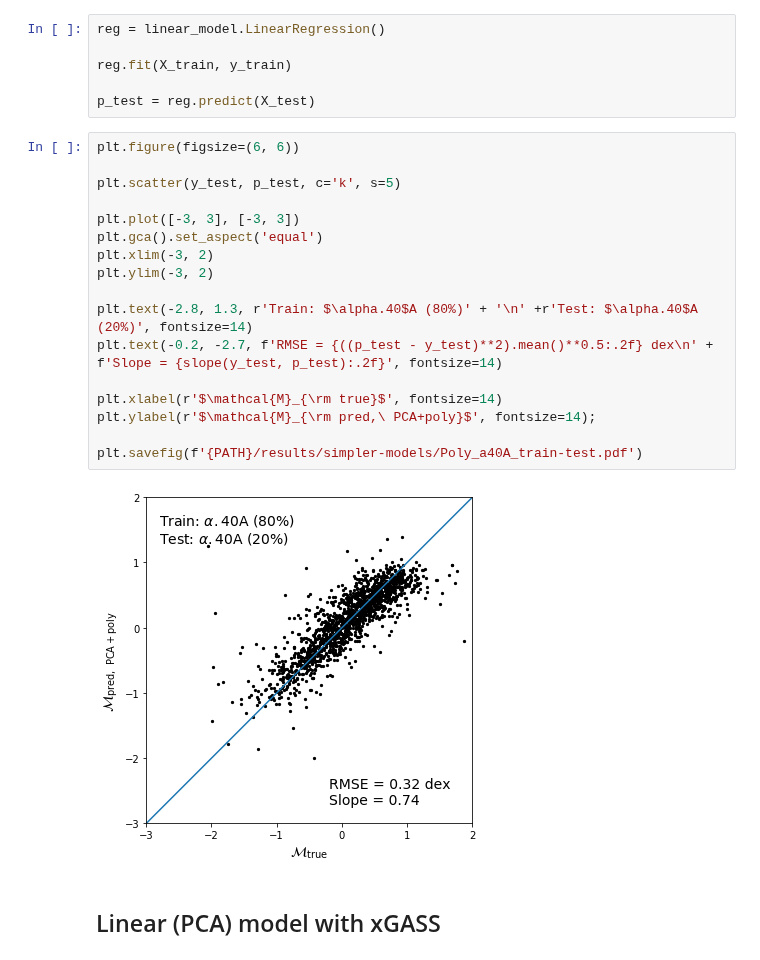
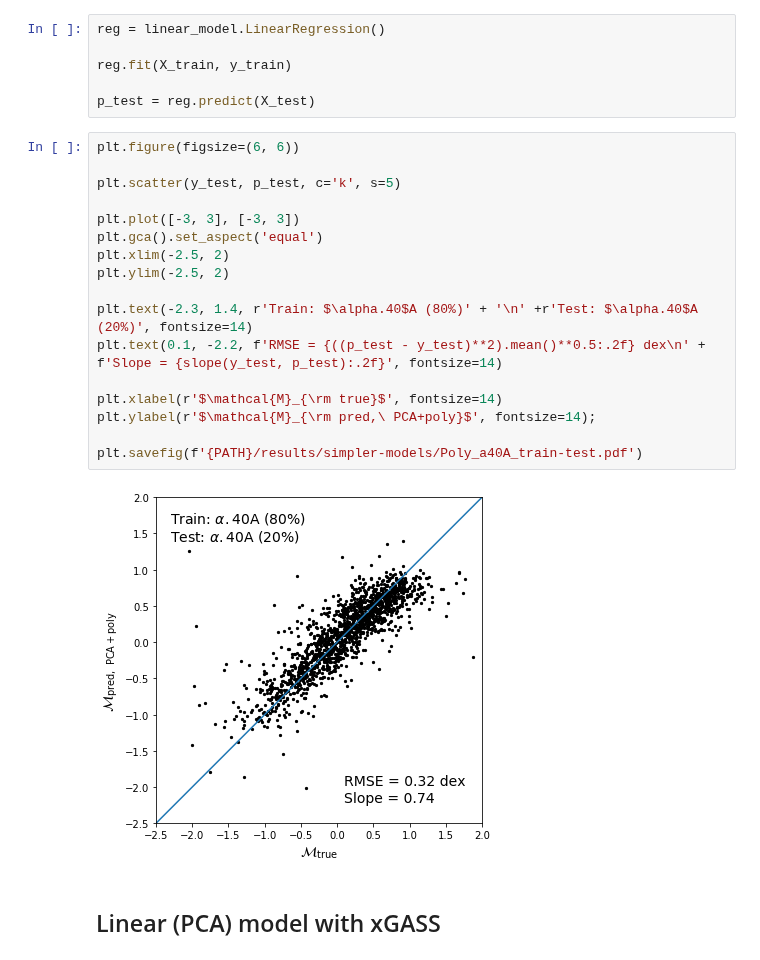
Before and after one commit to jwuphysics/HI-convnets, a Jupyter notebook: notebook/updates/02. Training simple models.ipynb, the cells around one changed output. Drawn from its saved outputs; the diff is of its cells as text.

```diff
--- a/notebook/updates/02. Training simple models.ipynb
+++ b/notebook/updates/02. Training simple models.ipynb
@@ -308,22 +370,22 @@ p_test = reg.predict(X_test)
 # %%
 plt.figure(figsize=(6, 6))
 
 plt.scatter(y_test, p_test, c='k', s=5)
 
 plt.plot([-3, 3], [-3, 3])
 plt.gca().set_aspect('equal')
-plt.xlim(-3, 2)
-plt.ylim(-3, 2)
+plt.xlim(-2.5, 2)
+plt.ylim(-2.5, 2)
 
-plt.text(-2.8, 1.3, r'Train: $\alpha.40$A (80%)' + '\n' +r'Test: $\alpha.40$A (20%)', fontsize=14)
-plt.text(-0.2, -2.7, f'RMSE = {((p_test - y_test)**2).mean()**0.5:.2f} dex\n' + f'Slope = {slope(y_test, p_test):.2f}', fontsize=14)
+plt.text(-2.3, 1.4, r'Train: $\alpha.40$A (80%)' + '\n' +r'Test: $\alpha.40$A (20%)', fontsize=14)
+plt.text(0.1, -2.2, f'RMSE = {((p_test - y_test)**2).mean()**0.5:.2f} dex\n' + f'Slope = {slope(y_test, p_test):.2f}', fontsize=14)
 
 plt.xlabel(r'$\mathcal{M}_{\rm true}$', fontsize=14)
 plt.ylabel(r'$\mathcal{M}_{\rm pred,\ PCA+poly}$', fontsize=14);
 
 plt.savefig(f'{PATH}/results/simpler-models/Poly_a40A_train-test.pdf')
 # %% [output]
-[figure, old version]
+[figure, new version]
 # %% [markdown]
 ## Linear (PCA) model with xGASS
 # %%
```
Also changed, not shown: parts of 51 cells of this notebook, 2 other files.
